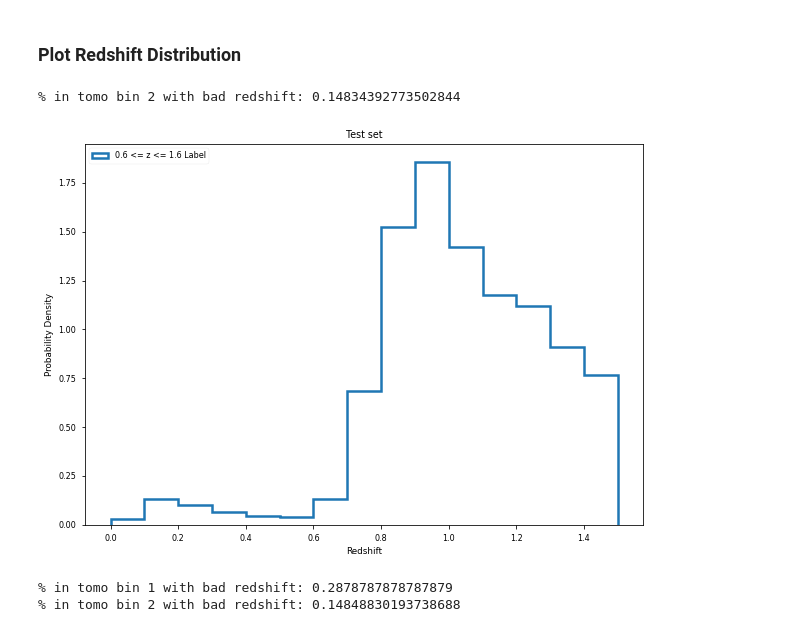
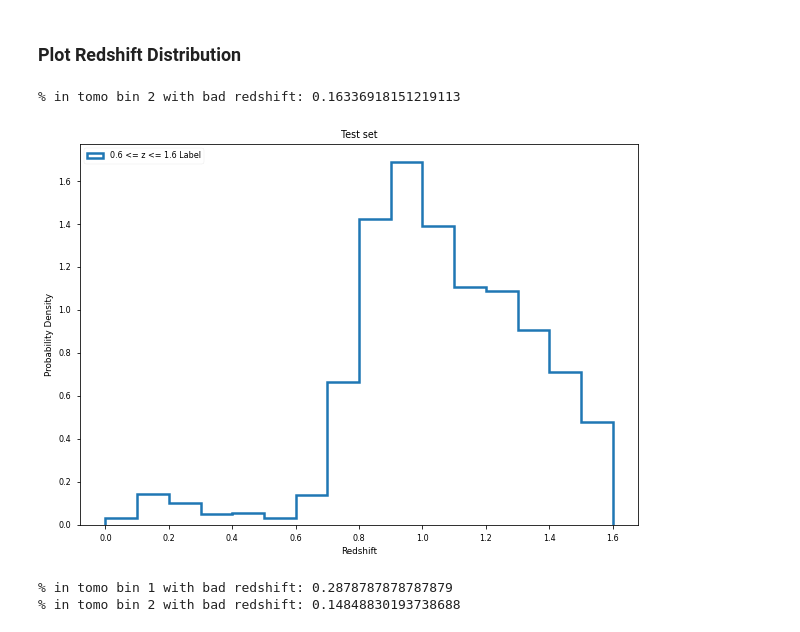
Before and after one commit to tanveerkarim/lselgsXplanck, a Jupyter notebook: notebooks/ELG_selection_and_nz.ipynb, the cells around one changed output. Saved outputs shown, nothing was run; the diff lists cells and outputs as text; code cells hidden in the pictures.

```diff
--- a/notebooks/ELG_selection_and_nz.ipynb
+++ b/notebooks/ELG_selection_and_nz.ipynb
@@ -896,7 +896,7 @@ tst_sz = 4*2
 trn_sz = 16*2
 # %%
 # split indices without replacement into train and test sub-samples.
-rng = np.random.default_rng(202211)
+rng = np.random.default_rng(20221109)
 tmp_tst_rosetteID = rng.choice(idxrange, tst_sz, replace = False)
 tmp_trn_rosetteID = np.setxor1d(idxrange, tmp_tst_rosetteID)
 print(tmp_tst_rosetteID)
@@ -1084,21 +1084,21 @@ pickle.dump(clf, open("/pscratch/sd/t/tanveerk/final_data_products/elgXplanck/fu
 ### Plot Redshift Distribution
 # %%
 plt.figure(figsize=(10,7))
-zrange = np.arange(0, 1.6, 0.1)
+zrange = np.arange(0, 1.7, 0.1)
 
 test_specz = X.iloc[indices_tst][y_prd == 1]['Z']
 print(f"% in tomo bin {2} with bad redshift: {len(test_specz[test_specz == -99])/len(test_specz)}")
 tst_2 = plt.hist(test_specz[test_specz != -99],
 bins = zrange, density = True, histtype = 'step', lw = 2.5, label = "0.6 <= z <= 1.6 Label");
 
 plt.legend(loc = 'upper left')
 plt.title("Test set")
 plt.xlabel("Redshift")
 plt.ylabel("Probability Density")
 plt.show()
 # %% [output]
-% in tomo bin 2 with bad redshift: 0.14834392773502844
+% in tomo bin 2 with bad redshift: 0.16336918151219113
-[figure, old version]
+[figure, new version]
 # %%
 plt.figure(figsize=(10,7))
 zrange = np.arange(0, 1.65, 0.1)
```
Also changed, not shown: parts of 44 cells of this notebook, 5 other files.
